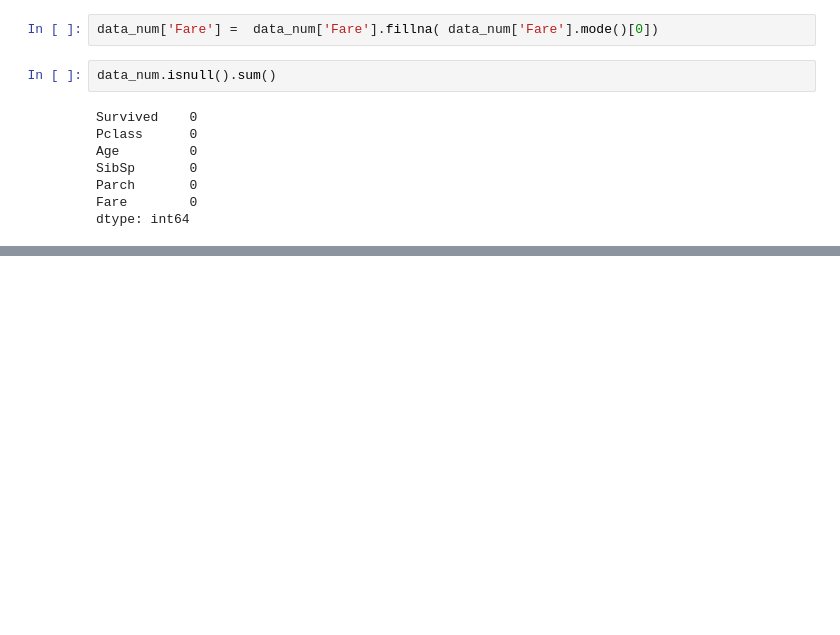
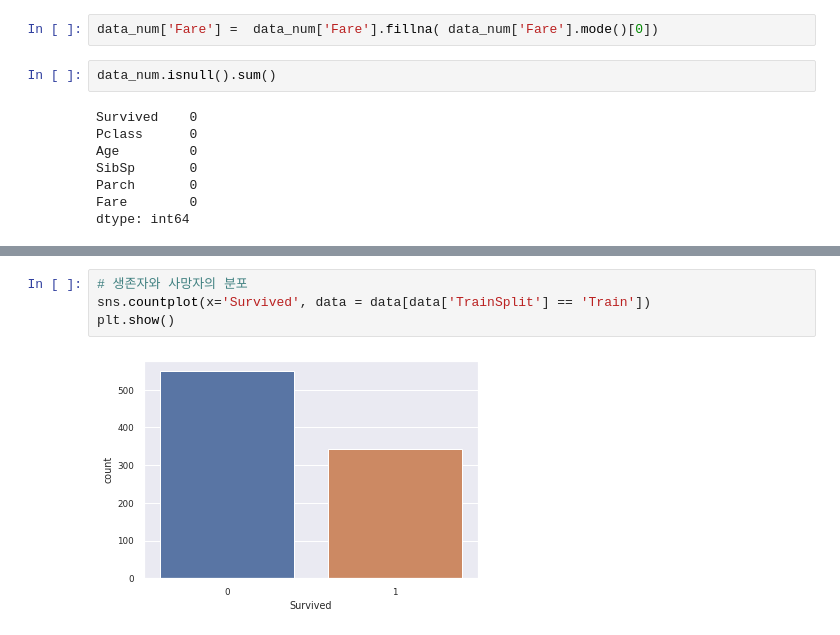
Before and after one commit to bigdataleeky/python, a Jupyter notebook: 20220520/20220520.ipynb, the cells around one changed output, grey strips where cells are left out. Cells and saved outputs as stored; diff of their text form; blank space fills up the shorter version.

```diff
--- a/20220520/20220520.ipynb
+++ b/20220520/20220520.ipynb
@@ -294,0 +384,6 @@ dtype: int64
+# %%
+# 생존자와 사망자의 분포
+sns.countplot(x='Survived', data = data[data['TrainSplit'] == 'Train'])
+plt.show()
+# %% [output]
+[figure, added]
```
Also changed, not shown: parts of 34 cells of this notebook.
